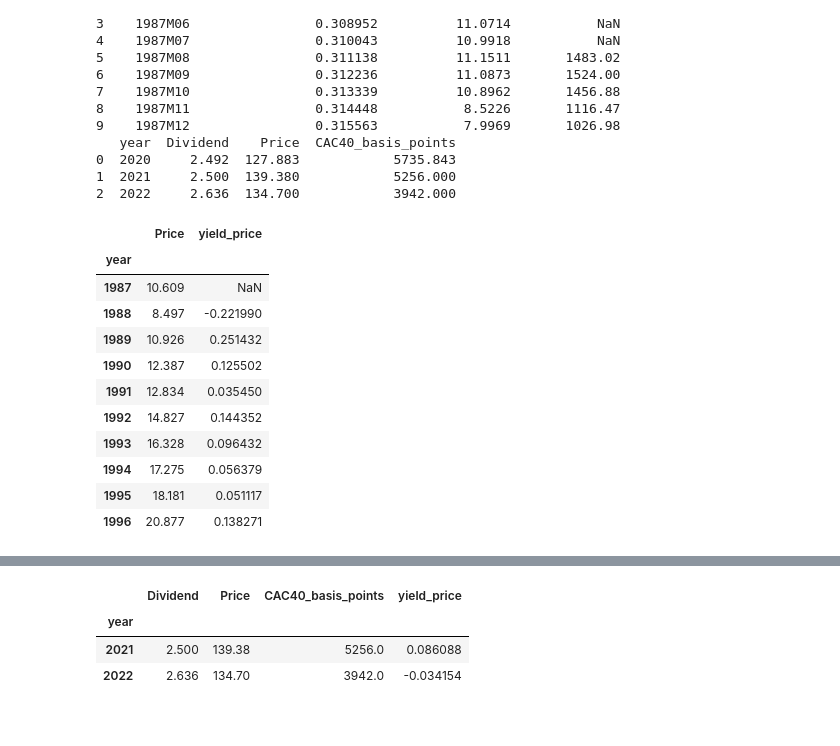
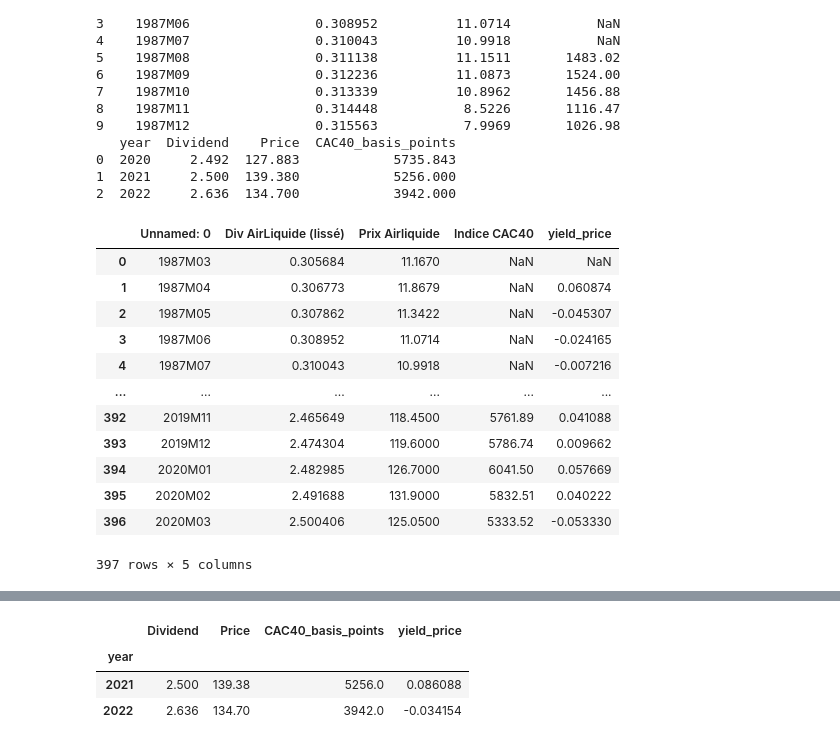
Before and after one commit to edgarkp/MarkovitzCritics, a Jupyter notebook: markovitzcritics.ipynb, the cells around one changed output, grey strips where cells are left out. Saved outputs shown, nothing was run; the diff lists cells and outputs as text; code cells hidden in the pictures.

```diff
--- a/markovitzcritics.ipynb
+++ b/markovitzcritics.ipynb
@@ -29,23 +29,20 @@ print(df_raw_part2.head(10))
 1  2021     2.500  139.380            5256.000
 2  2022     2.636  134.700            3942.000
 # %%
-# Aggregate data to obtain yearly values
-df_raw_part1['year']=[x.split("M")[0] for x in df_raw_part1['Unnamed: 0']]
-df_raw_part1['month']=[x.split("M")[1] for x in df_raw_part1['Unnamed: 0']]
-df_yearly['Price']  = df_raw_part1.groupby('year')['Prix Airliquide'].mean().round(3)
-# Calculate the necessary rates
-df_yearly['yield_price'] = np.log(df_yearly['Price']/df_yearly['Price'].shift(1)) # p(t)/p(t-1)
-df_yearly.head(10)
+# Calculate the necessary rates on a monthly basis
+df_raw_part1['yield_price'] = np.log(df_raw_part1['Prix Airliquide']/df_raw_part1['Prix Airliquide'].shift(1)) # p(t)/p(t-1)
+df_raw_part1
 # %% [output]
-|  | Price | yield_price |
-| year |  |  |
-| 1987 | 10.609 | NaN |
-| 1988 | 8.497 | -0.221990 |
-| 1989 | 10.926 | 0.251432 |
-| 1990 | 12.387 | 0.125502 |
-| 1991 | 12.834 | 0.035450 |
-| 1992 | 14.827 | 0.144352 |
-| 1993 | 16.328 | 0.096432 |
-| 1994 | 17.275 | 0.056379 |
-| 1995 | 18.181 | 0.051117 |
-| 1996 | 20.877 | 0.138271 |
+|  | Unnamed: 0 | Div AirLiquide (lissé) | Prix Airliquide | Indice CAC40 | yield_price |
+| 0 | 1987M03 | 0.305684 | 11.1670 | NaN | NaN |
+| 1 | 1987M04 | 0.306773 | 11.8679 | NaN | 0.060874 |
+| 2 | 1987M05 | 0.307862 | 11.3422 | NaN | -0.045307 |
+| 3 | 1987M06 | 0.308952 | 11.0714 | NaN | -0.024165 |
+| 4 | 1987M07 | 0.310043 | 10.9918 | NaN | -0.007216 |
+| ... | ... | ... | ... | ... | ... |
+| 392 | 2019M11 | 2.465649 | 118.4500 | 5761.89 | 0.041088 |
+| 393 | 2019M12 | 2.474304 | 119.6000 | 5786.74 | 0.009662 |
+| 394 | 2020M01 | 2.482985 | 126.7000 | 6041.50 | 0.057669 |
+| 395 | 2020M02 | 2.491688 | 131.9000 | 5832.51 | 0.040222 |
+| 396 | 2020M03 | 2.500406 | 125.0500 | 5333.52 | -0.053330 |
+397 rows × 5 columns
```
Also changed, not shown: parts of 15 cells of this notebook, 3 other files.
